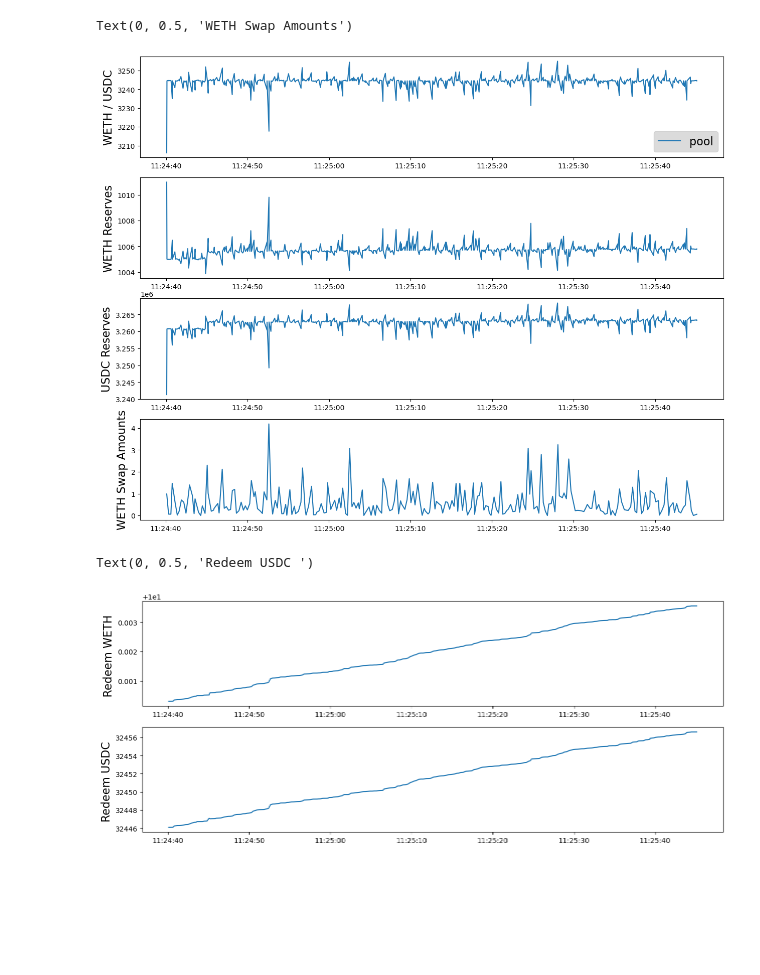
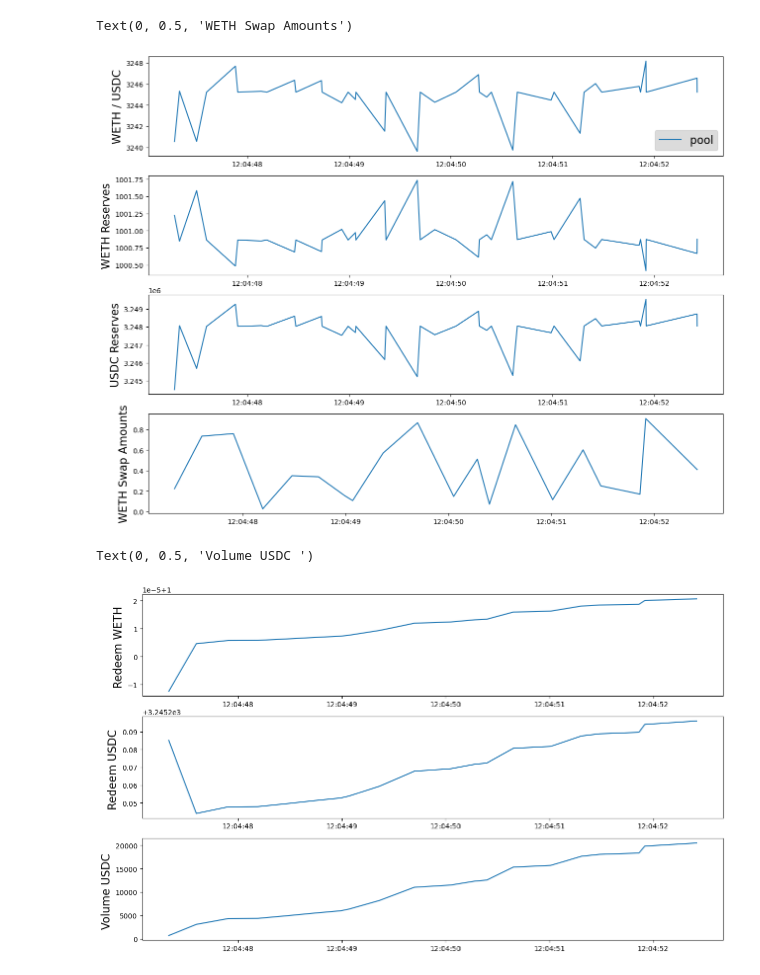
Before and after one commit to defipy-devs/uniswappy, a Jupyter notebook: notebooks/research/simulator.ipynb, the cells around one changed output. Saved outputs shown, nothing was run; the diff lists cells and outputs as text; code cells hidden in the pictures; blank space fills up the shorter version.

```diff
--- a/notebooks/research/simulator.ipynb
+++ b/notebooks/research/simulator.ipynb
@@ -114,7 +114,7 @@ sim.init_lp(init_x_tkn = weth_init_amt, x_tkn_nm = weth_tkn_nm, init_x_invest =
 
 # swap_amt = sim.get_swap_amt()
 # %%
-N_TRIALS = 250
+N_TRIALS = 20
 x_amt_arr = []
 y_amt_arr = []
 y_redeem_arr = []
@@ -123,6 +123,7 @@ lp_price_arr = []
 tstamp_arr = []
 swap_amt_arr = []
 swap_tstamp_arr = []
+trial_volume_arr = []
 
 for k in range(N_TRIALS):
     sim.trial()
@@ -138,6 +139,7 @@ for k in range(N_TRIALS):
     lp_price_arr.append(sim.get_lp_price(ETHDenverSimulator.STATE_ARB))
     swap_tstamp_arr.append(sim.get_time_stamp(ETHDenverSimulator.STATE_ARB))
     swap_amt_arr.append(sim.get_swap_amt())
-    if (k % 10 == 0): print(f"Trial {k}")
+    trial_volume_arr.append(sim.get_usd_trial_volume())
+    if (k % 1 == 0): print(f"Trial {k}")
 # %% [output]
 Trial 0
@@ -173,14 +178,17 @@ s_ax.plot(swap_tstamp_arr, swap_amt_arr)
 s_ax.set_ylabel(f'{sim.get_x_tkn().token_name} Swap Amounts', fontsize=16)
 # %% [output]
 Text(0, 0.5, 'WETH Swap Amounts')
-[figure, old version]
+[figure, new version]
 # %%
-fig, (x_ax, y_ax) = plt.subplots(nrows=2, sharex=False, sharey=False, figsize=(15, 6))
+fig, (x_ax, y_ax, vol_ax) = plt.subplots(nrows=3, sharex=False, sharey=False, figsize=(15, 9))
 x_ax.plot(swap_tstamp_arr, x_redeem_arr, label='x redeem')
 x_ax.set_ylabel(f'Redeem {sim.get_x_tkn().token_name} ', fontsize=16)
 
 y_ax.plot(swap_tstamp_arr, y_redeem_arr, label='y redeem')
 y_ax.set_ylabel(f'Redeem {sim.get_y_tkn().token_name} ', fontsize=16)
+
+vol_ax.plot(swap_tstamp_arr, np.cumsum(trial_volume_arr), label='y redeem')
+vol_ax.set_ylabel(f'Volume {sim.get_y_tkn().token_name} ', fontsize=16)
 # %% [output]
-Text(0, 0.5, 'Redeem USDC ')
+Text(0, 0.5, 'Volume USDC ')
-[figure, old version]
+[figure, new version]
```
Also changed, not shown: parts of 2 cells of this notebook, 2 other files.
